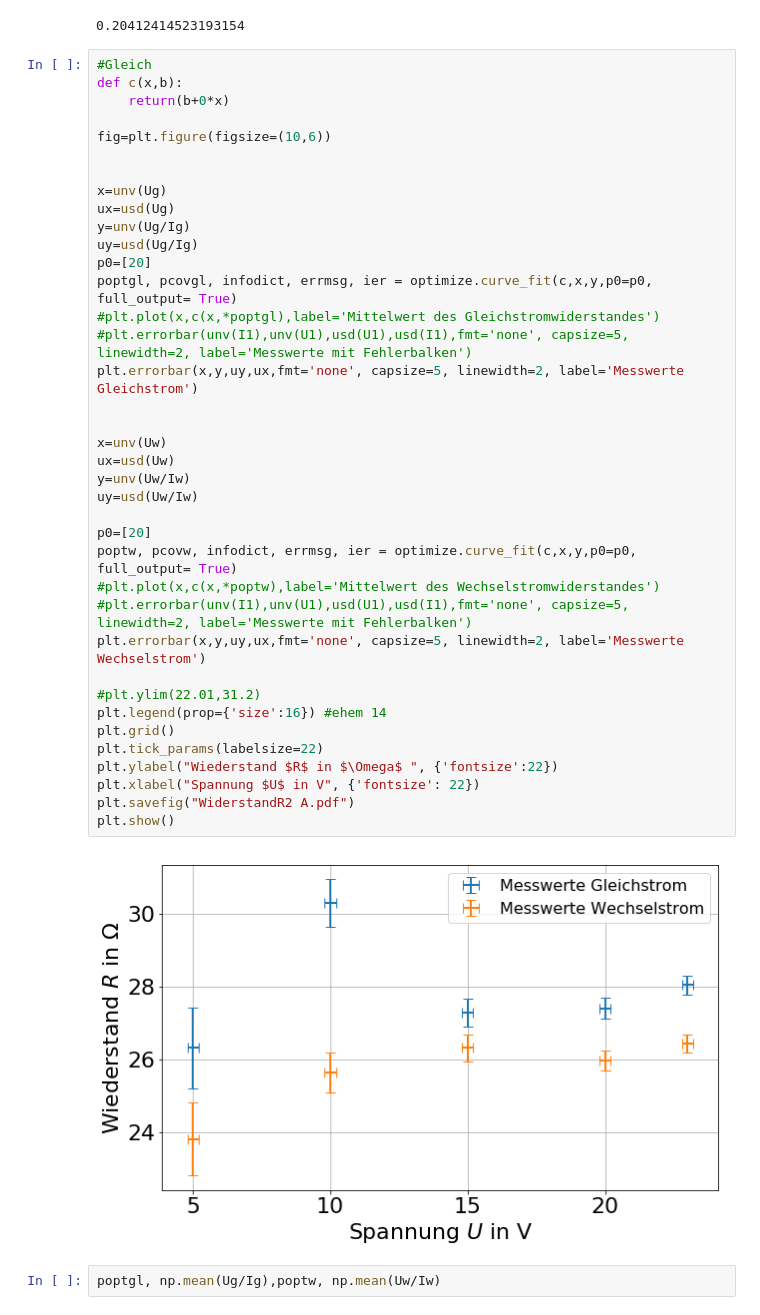
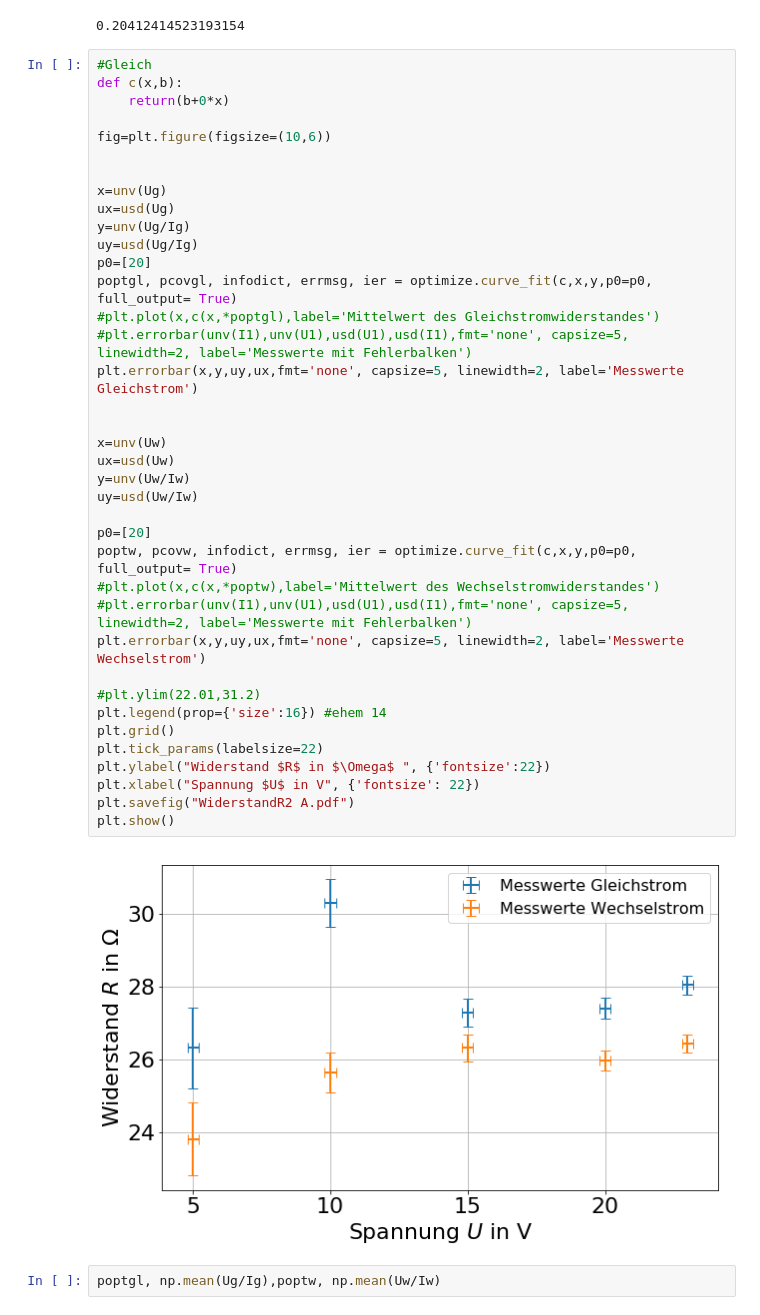
Before and after one commit to Hawighorst/protokoll, a Jupyter notebook: E1/Protokoll E1/auswertung/Auswertung Innenwiderstand/Gleich und Wechselstrom bei ohmschen Widerstand.ipynb, the cells around one changed output. Saved outputs shown, nothing was run; the diff lists cells and outputs as text.

```diff
--- a/E1/Protokoll E1/auswertung/Auswertung Innenwiderstand/Gleich und Wechselstrom bei ohmschen Widerstand.ipynb
+++ b/E1/Protokoll E1/auswertung/Auswertung Innenwiderstand/Gleich und Wechselstrom bei ohmschen Widerstand.ipynb
@@ -42,35 +42,35 @@ fig=plt.figure(figsize=(10,6))
 x=unv(Ug)
 ux=usd(Ug)
 y=unv(Ug/Ig)
 uy=usd(Ug/Ig)
 p0=[20]
 poptgl, pcovgl, infodict, errmsg, ier = optimize.curve_fit(c,x,y,p0=p0, full_output= True)
 #plt.plot(x,c(x,*poptgl),label='Mittelwert des Gleichstromwiderstandes')
 #plt.errorbar(unv(I1),unv(U1),usd(U1),usd(I1),fmt='none', capsize=5, linewidth=2, label='Messwerte mit Fehlerbalken')
 plt.errorbar(x,y,uy,ux,fmt='none', capsize=5, linewidth=2, label='Messwerte Gleichstrom')
 
 
 x=unv(Uw)
 ux=usd(Uw)
 y=unv(Uw/Iw)
 uy=usd(Uw/Iw)
 
 p0=[20]
 poptw, pcovw, infodict, errmsg, ier = optimize.curve_fit(c,x,y,p0=p0, full_output= True)
 #plt.plot(x,c(x,*poptw),label='Mittelwert des Wechselstromwiderstandes')
 #plt.errorbar(unv(I1),unv(U1),usd(U1),usd(I1),fmt='none', capsize=5, linewidth=2, label='Messwerte mit Fehlerbalken')
 plt.errorbar(x,y,uy,ux,fmt='none', capsize=5, linewidth=2, label='Messwerte Wechselstrom')
 
 #plt.ylim(22.01,31.2)
 plt.legend(prop={'size':16}) #ehem 14
 plt.grid()
 plt.tick_params(labelsize=22)
-plt.ylabel("Wiederstand $R$ in $\Omega$ ", {'fontsize':22})
+plt.ylabel("Widerstand $R$ in $\Omega$ ", {'fontsize':22})
 plt.xlabel("Spannung $U$ in V", {'fontsize': 22})
 plt.savefig("WiderstandR2 A.pdf")
 plt.show()
 # %% [output]
-[figure, old version]
+[figure, new version]
 # %%
 poptgl, np.mean(Ug/Ig),poptw, np.mean(Uw/Iw)
 # %% [output]
```
Also changed, not shown: 11 other files.
